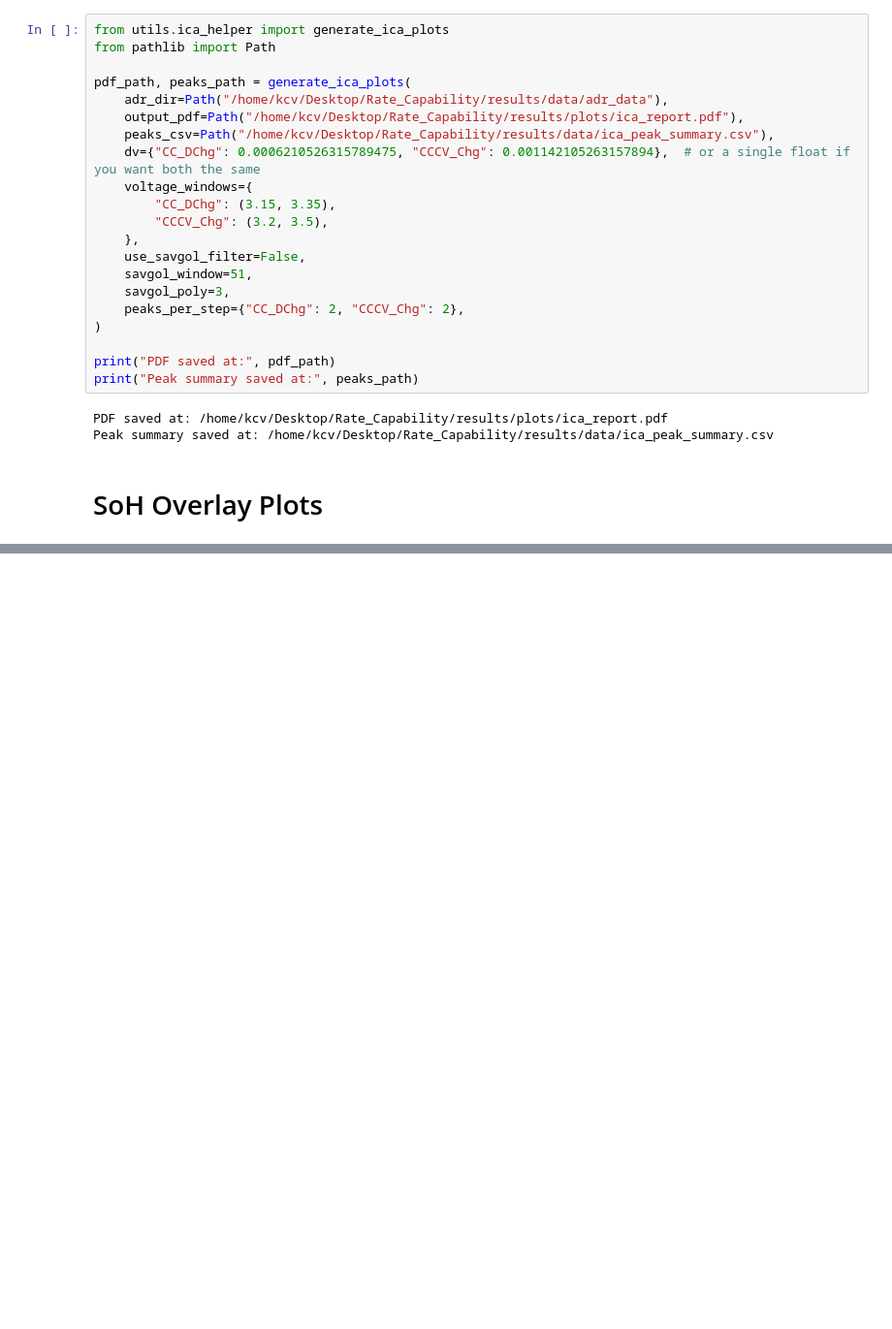
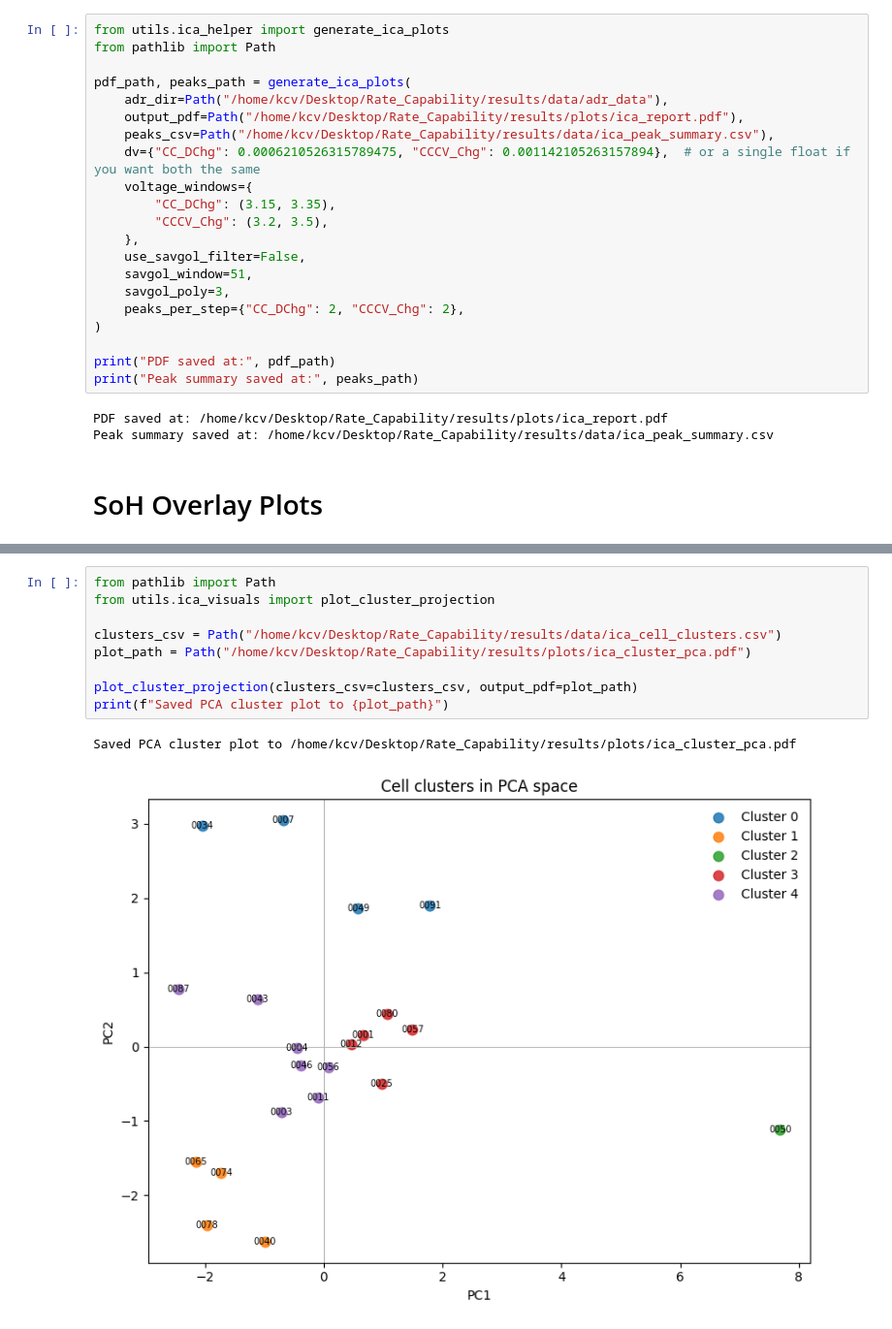
Before and after one commit to VKC-Turno/rate-capability-post-processing, a Jupyter notebook: ICA.ipynb, the cells around one changed output, grey strips where cells are left out. Shown at 97% size. Drawn from its saved outputs; the diff is of its cells as text; blank space fills up the shorter version.

```diff
--- a/ICA.ipynb
+++ b/ICA.ipynb
@@ -44,0 +96,12 @@ Saved: /home/kcv/Desktop/Rate_Capability/results/plots/ica_peak_trends.pdf
+# %%
+from pathlib import Path
+from utils.ica_visuals import plot_cluster_projection
+
+clusters_csv = Path("/home/kcv/Desktop/Rate_Capability/results/data/ica_cell_clusters.csv")
+plot_path = Path("/home/kcv/Desktop/Rate_Capability/results/plots/ica_cluster_pca.pdf")
+
+plot_cluster_projection(clusters_csv=clusters_csv, output_pdf=plot_path)
+print(f"Saved PCA cluster plot to {plot_path}")
+# %% [output]
+Saved PCA cluster plot to /home/kcv/Desktop/Rate_Capability/results/plots/ica_cluster_pca.pdf
+[figure, added]
```
Also changed, not shown: parts of 6 cells of this notebook, 25 other files.
